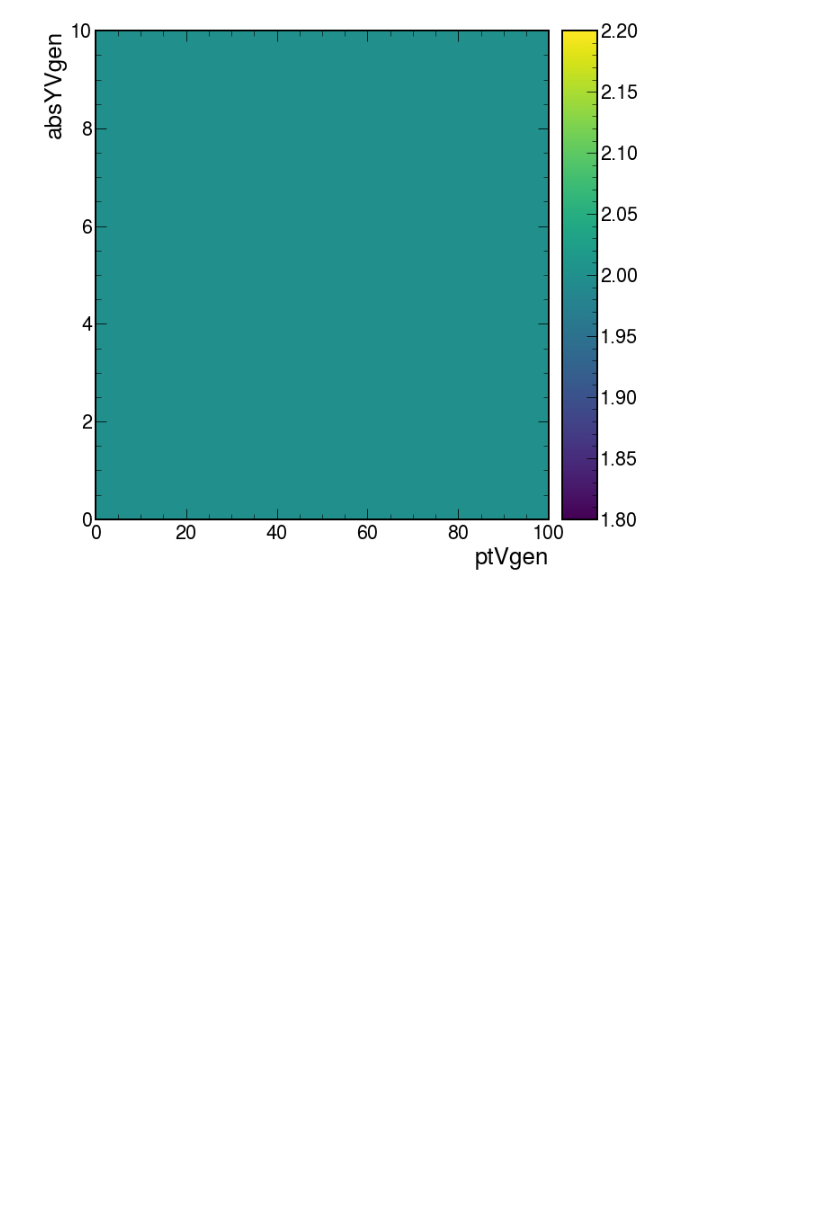
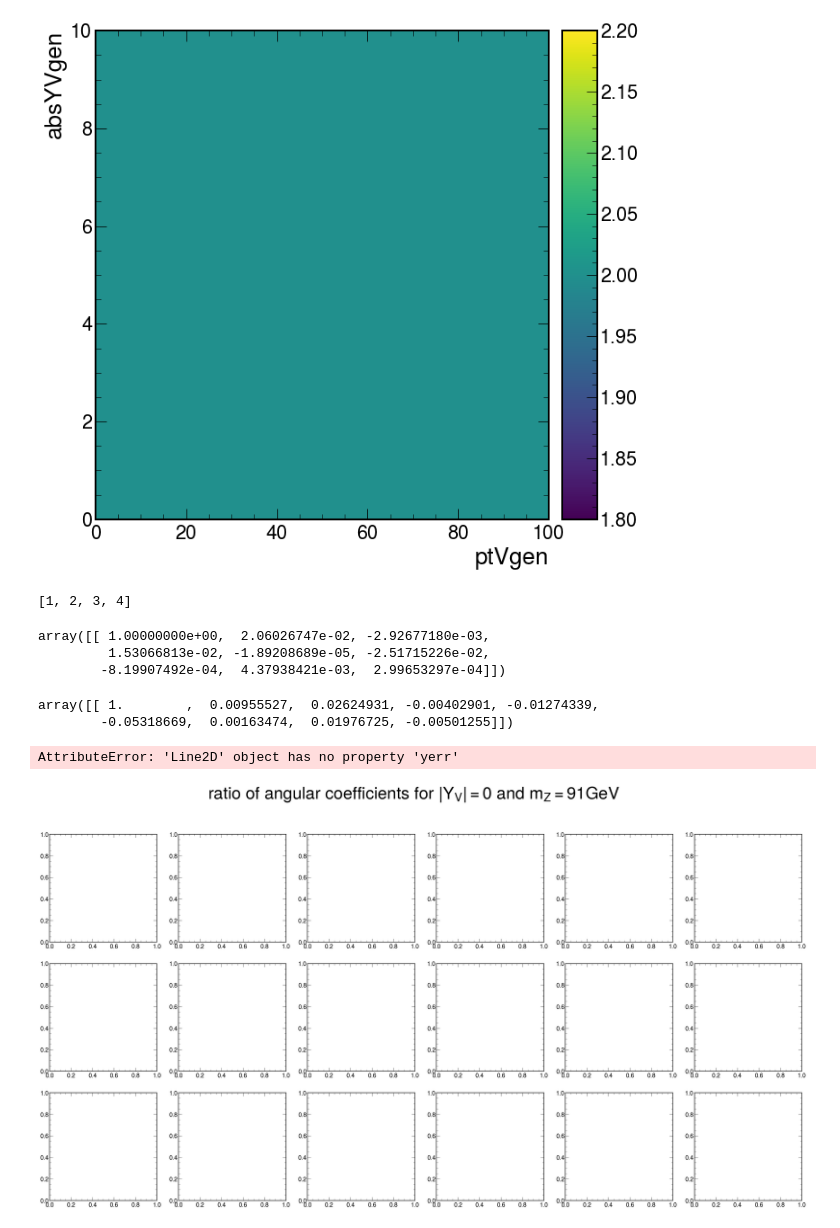
Before and after one commit to WMass/WRemnants, a Jupyter notebook: notebooks/genPlots.ipynb, the cells around one changed output. Cells and saved outputs as stored; diff of their text form; code cells hidden in the pictures; blank space fills up the shorter version.

```diff
--- a/notebooks/genPlots.ipynb
+++ b/notebooks/genPlots.ipynb
@@ -418,3 +488,50 @@ ang_lz4[{"muRfact" : 1.j, "muFfact" : 1.j, "helicity" : 0}].project("ptVgen", "a
 # %% [output]
 ColormeshArtists(pcolormesh=<matplotlib.collections.QuadMesh object at 0x...>, cbar=<matplotlib.colorbar.Colorbar object at 0x...>, text=[])
 [figure]
+# %%
+print([i for i in range(1,5)])
+# %% [output]
+[1, 2, 3, 4]
+# %%
+angcoeffs_w_bugged[{"muRfact" : 1j, "muFfact" : 1j, "chargeVgen" : 1j, "ptVgen":4j, "absYVgen": 0j}].values()
+# %% [output]
+array([[ 1.00000000e+00,  2.06026747e-02, -2.92677180e-03,
+         1.53066813e-02, -1.89208689e-05, -2.51715226e-02,
+        -8.19907492e-04,  4.37938421e-03,  2.99653297e-04]])
+# %%
+angcoeffs_w_bugfix[{"muRfact" : 1j, "muFfact" : 1j, "chargeVgen" : 1j, "ptVgen":4j, "absYVgen": 0j}].values()
+# %% [output]
+array([[ 1.        ,  0.00955527,  0.02624931, -0.00402901, -0.01274339,
+        -0.05318669,  0.00163474,  0.01976725, -0.00501255]])
+# %%
+angcoeff_ratios_1d_Z  = []
+angcoeff_ratios_1d_wp = []
+angcoeff_ratios_1d_wm = []
+fig, axs = plt.subplots(3, 6, figsize=(48,24))
+fig.suptitle(r'ratio of angular coefficients for $|Y_V|= 0$ and $m_Z = 91 GeV$', fontsize = 60)
+for i in range(0,6):
+    angcoeff_ratios_1d_Z .append(angcoeffs_z_bugged[{"muRfact" : 1j, "muFfact" : 1j, "ptVgen":i, "absYVgen": 0j, "massVgen":  91j}].values()/angcoeffs_z_bugfix[{"muRfact" : 1j, "muFfact" : 1j, "ptVgen":i, "absYVgen": 0j, "massVgen":  91j}].values())
+    angcoeff_ratios_1d_wp.append(angcoeffs_w_bugged[{"muRfact" : 1j, "muFfact" : 1j, "ptVgen":i, "absYVgen": 0j, "chargeVgen": 1j}].values()/angcoeffs_w_bugfix[{"muRfact" : 1j, "muFfact" : 1j, "ptVgen":i, "absYVgen": 0j, "chargeVgen": 1j}].values())
+    angcoeff_ratios_1d_wm.append(angcoeffs_w_bugged[{"muRfact" : 1j, "muFfact" : 1j, "ptVgen":i, "absYVgen": 0j, "chargeVgen":-1j}].values()/angcoeffs_w_bugfix[{"muRfact" : 1j, "muFfact" : 1j, "ptVgen":i, "absYVgen": 0j, "chargeVgen":-1j}].values())
+
+for i in range(0,6):
+    axs[0,i].plot(range(-1,8), angcoeff_ratios_1d_Z[i].flatten(), yerr=True)
+    pt_range = angcoeffs_z_bugged.axes["ptVgen"].edges[i:i+2]
+    axs[0,i].set_xlabel("ang. coeff.")
+    axs[0,i].set_ylabel("bugfix/bugged")
+    axs[0,i].set_title(f"ptZ = {pt_range[0]} - {pt_range[1]} GeV")
+    axs[1,i].plot(range(-1,8), angcoeff_ratios_1d_wp[i].flatten(), yerr=True)
+    pt_range = angcoeffs_w_bugged.axes["ptVgen"].edges[i:i+2]
+    axs[1,i].set_xlabel("ang. coeff.")
+    axs[1,i].set_ylabel("bugfix/bugged")
+    axs[1,i].set_title(f"ptW+ = {pt_range[0]} - {pt_range[1]} GeV")
+    axs[2,i].plot(range(-1,8), angcoeff_ratios_1d_wm[i].flatten(), yerr=True)
+    pt_range = angcoeffs_w_bugged.axes["ptVgen"].edges[i:i+2]
+    axs[2,i].set_xlabel("ang. coeff.")
+    axs[2,i].set_ylabel("bugfix/bugged")
+    axs[2,i].set_title(f"ptW- = {pt_range[0]} - {pt_range[1]} GeV")
+fig.tight_layout()
+fig.savefig('1dangcoeff.pdf')
+# %% [output]
+AttributeError: 'Line2D' object has no property 'yerr'
+[figure, added]
```
Also changed, not shown: parts of 15 cells of this notebook, 3 other files.
